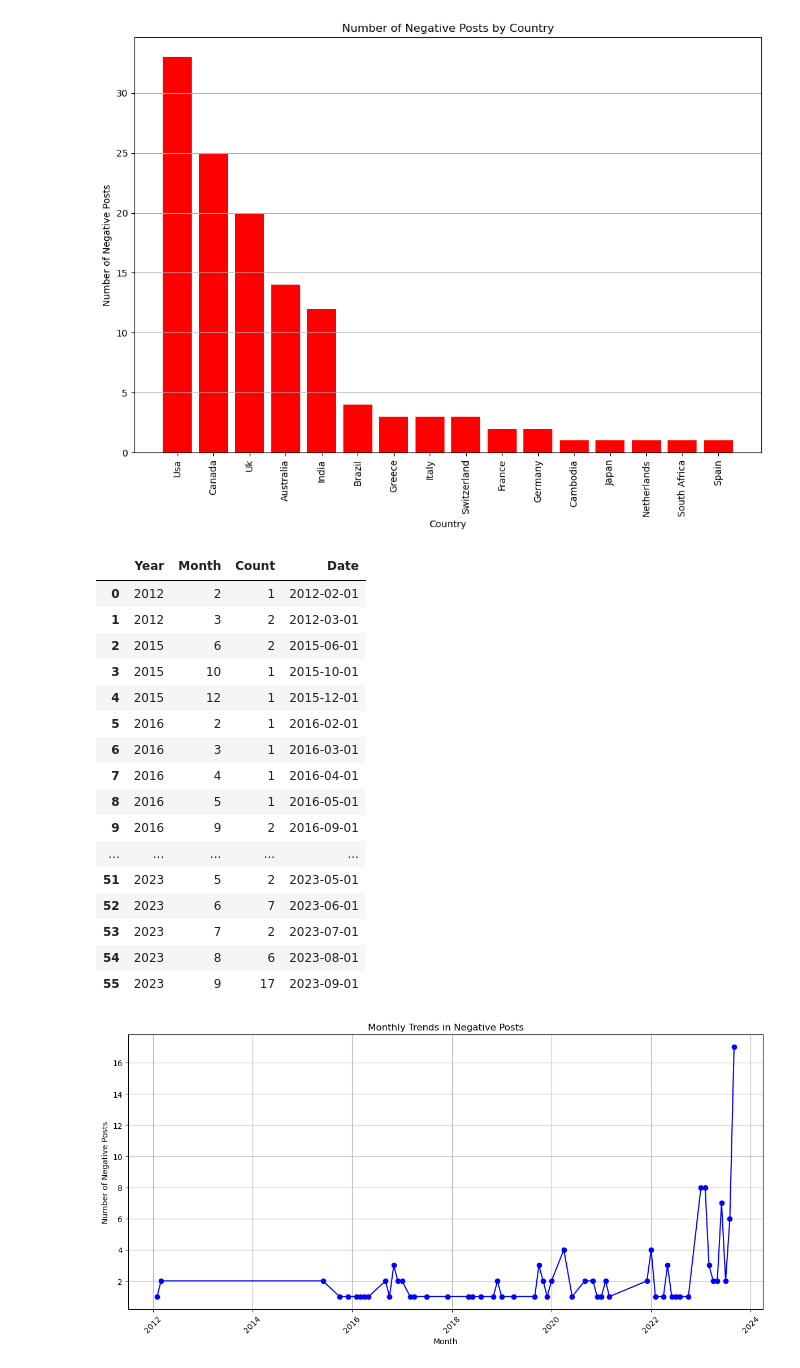
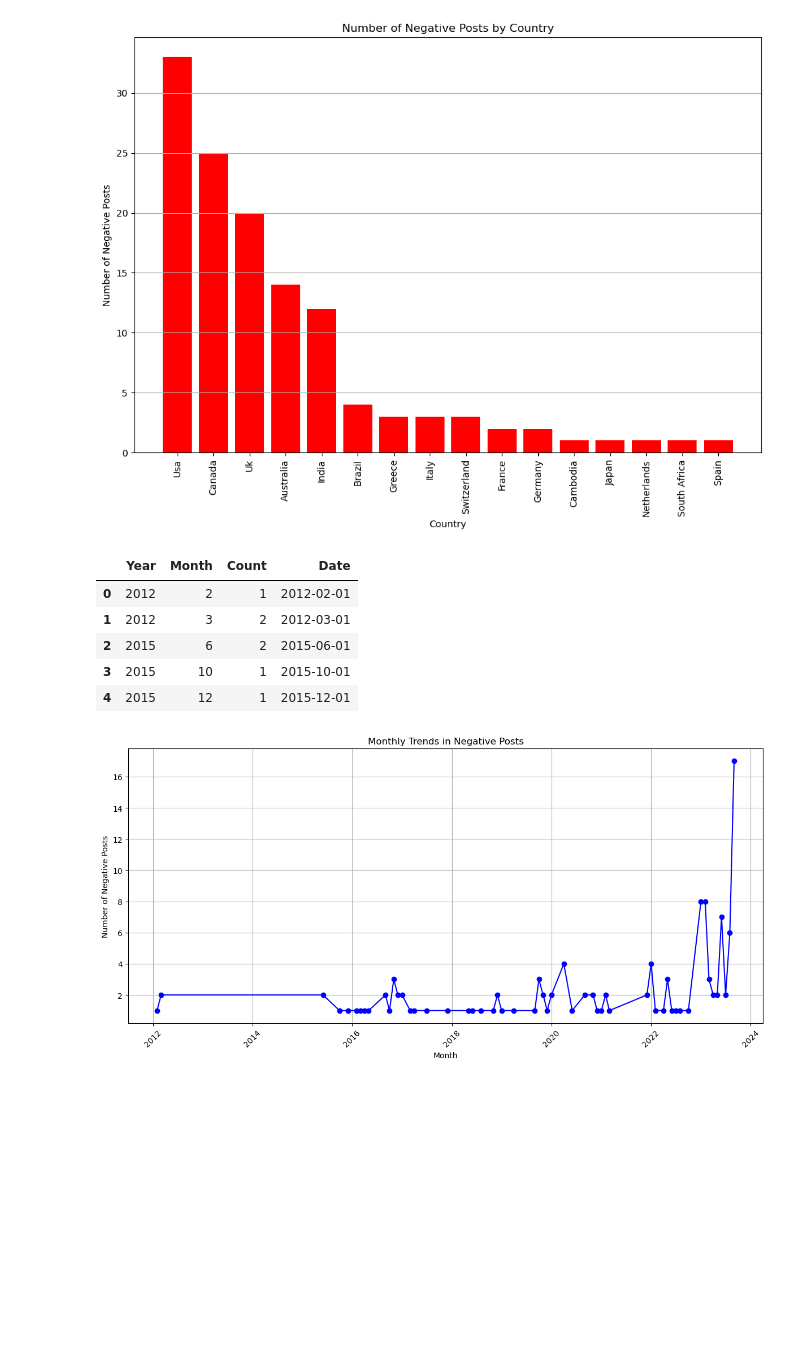
Before and after one commit to rsm-j1vallej/MGTA415_Final_Project, a Jupyter notebook: final_project.ipynb, the cells around one changed output. Cells and saved outputs as stored; diff of their text form; code cells hidden in the pictures; blank space fills up the shorter version.

```diff
--- a/final_project.ipynb
+++ b/final_project.ipynb
@@ -682,25 +664,14 @@ monthly_trends['Date'] = pd.to_datetime(monthly_trends.rename(columns={0: 'Year'
 # Sort by date just in case
 monthly_trends = monthly_trends.sort_values('Date')
 # %%
-monthly_trends
+monthly_trends.head()
 # %% [output]
 |  | Year | Month | Count | Date |
 | 0 | 2012 | 2 | 1 | 2012-02-01 |
 | 1 | 2012 | 3 | 2 | 2012-03-01 |
 | 2 | 2015 | 6 | 2 | 2015-06-01 |
 | 3 | 2015 | 10 | 1 | 2015-10-01 |
 | 4 | 2015 | 12 | 1 | 2015-12-01 |
-| 5 | 2016 | 2 | 1 | 2016-02-01 |
-| 6 | 2016 | 3 | 1 | 2016-03-01 |
-| 7 | 2016 | 4 | 1 | 2016-04-01 |
-| 8 | 2016 | 5 | 1 | 2016-05-01 |
-| 9 | 2016 | 9 | 2 | 2016-09-01 |
-| ... | ... | ... | ... | ... |
-| 51 | 2023 | 5 | 2 | 2023-05-01 |
-| 52 | 2023 | 6 | 7 | 2023-06-01 |
-| 53 | 2023 | 7 | 2 | 2023-07-01 |
-| 54 | 2023 | 8 | 6 | 2023-08-01 |
-| 55 | 2023 | 9 | 17 | 2023-09-01 |
 # %%
 plt.figure(figsize=(12, 6))  # Adjust the figure size as needed
 plt.plot(monthly_trends['Date'], monthly_trends['Count'], marker='o', linestyle='-', color='blue')
```
Also changed, not shown: parts of 2 cells of this notebook, 1 other file.
